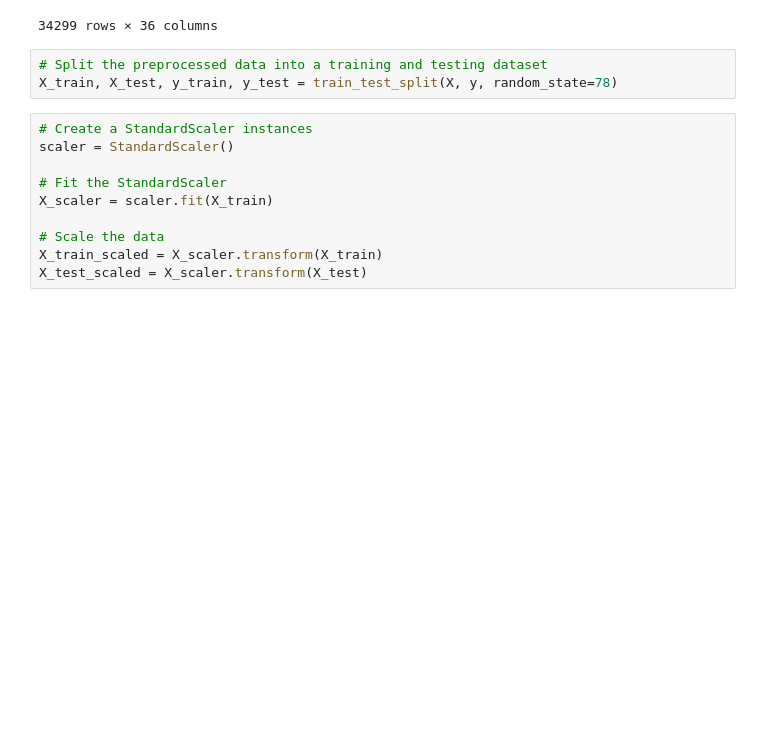
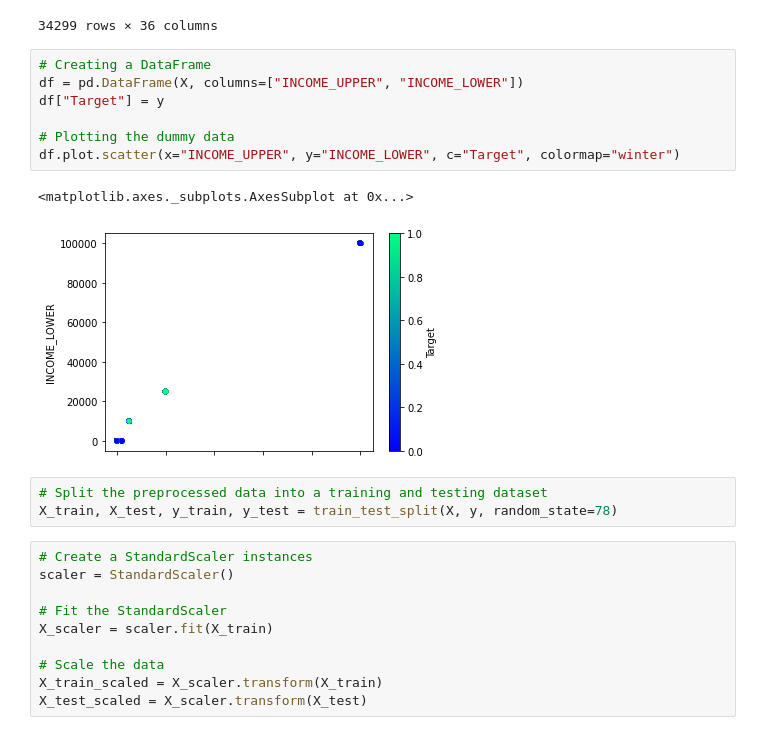
Before and after one commit to uzmabb182/Deep-Learning-Charity-Funding-Predictor, a Jupyter notebook: charity_funding_predictor.ipynb, the cells around one changed output. Drawn from its saved outputs; the diff is of its cells as text; blank space fills up the shorter version.

```diff
--- a/charity_funding_predictor.ipynb
+++ b/charity_funding_predictor.ipynb
@@ -636,6 +570,16 @@ X
 | 34297 | 1 | 5000 | 0 | 0.0 | 0.0 | 0.0 | ... |
 | 34298 | 1 | 36500179 | 1 | 5.0 | 0.0 | 0.0 | ... |
 34299 rows × 36 columns
+# %%
+# Creating a DataFrame
+df = pd.DataFrame(X, columns=["INCOME_UPPER", "INCOME_LOWER"])
+df["Target"] = y
+
+# Plotting the dummy data
+df.plot.scatter(x="INCOME_UPPER", y="INCOME_LOWER", c="Target", colormap="winter")
+# %% [output]
+<matplotlib.axes._subplots.AxesSubplot at 0x...>
+[figure, added]
 # %%
 # Split the preprocessed data into a training and testing dataset
 X_train, X_test, y_train, y_test = train_test_split(X, y, random_state=78)
```
Also changed, not shown: parts of 23 cells of this notebook.
